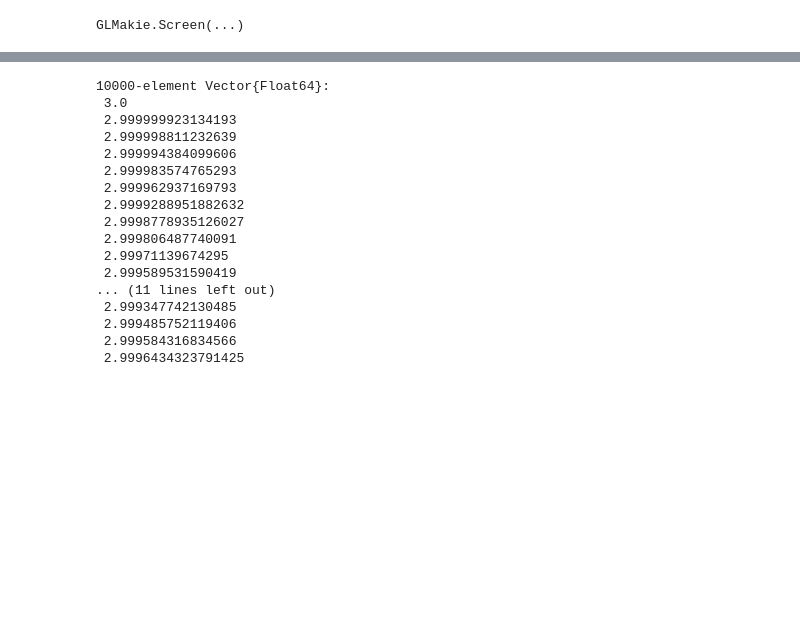
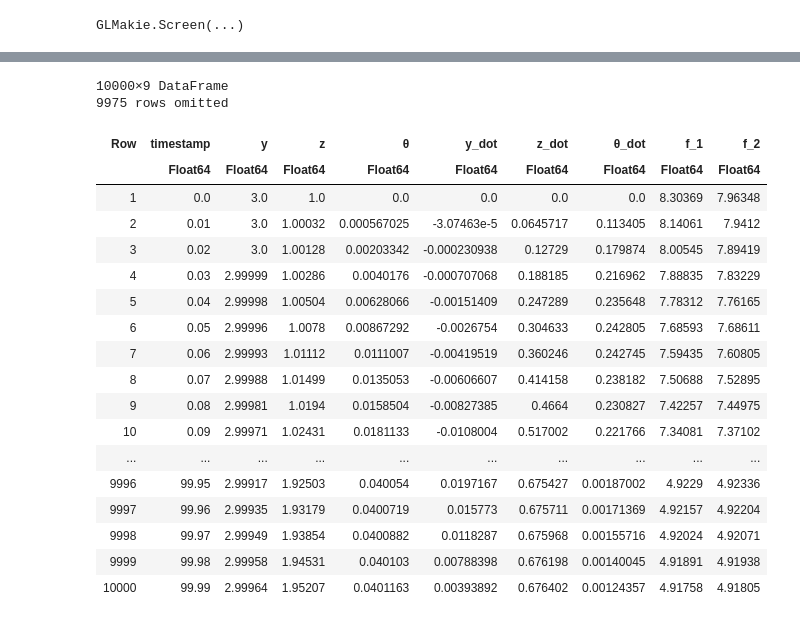
Before and after one commit to sarath-menon/robotics-tutorial-notebooks, a Jupyter notebook: dynamics/julia/demos/quad_2d/gui.ipynb, the cells around one changed output, grey strips where cells are left out. Drawn from its saved outputs; the diff is of its cells as text; code cells hidden in the pictures; blank space fills up the shorter version.

```diff
--- a/dynamics/julia/demos/quad_2d/gui.ipynb
+++ b/dynamics/julia/demos/quad_2d/gui.ipynb
@@ -239,26 +251,27 @@ n_c = plot_params.n_control
 # %%
 let
 
-tmp = "y"
-
-df.y
+df
 
 end
 # %% [output]
-10000-element Vector{Float64}:
- 3.0
- 2.999999923134193
- 2.999998811232639
- 2.999994384099606
- 2.999983574765293
- 2.999962937169793
- 2.9999288951882632
- 2.9998778935126027
- 2.999806487740091
- 2.99971139674295
- 2.999589531590419
-... (11 lines left out)
- 2.999347742130485
- 2.999485752119406
- 2.999584316834566
- 2.9996434323791425
+10000×9 DataFrame
+9975 rows omitted
+| Row | timestamp | y | z | θ | y_dot | z_dot | θ_dot | f_1 | f_2 |
+|  | Float64 | Float64 | Float64 | Float64 | Float64 | Float64 | Float64 | Float64 | Float64 |
+| 1 | 0.0 | 3.0 | 1.0 | 0.0 | 0.0 | 0.0 | 0.0 | 8.30369 | 7.96348 |
+| 2 | 0.01 | 3.0 | 1.00032 | 0.000567025 | -3.07463e-5 | 0.0645717 | 0.113405 | 8.14061 | 7.9412 |
+| 3 | 0.02 | 3.0 | 1.00128 | 0.00203342 | -0.000230938 | 0.12729 | 0.179874 | 8.00545 | 7.89419 |
+| 4 | 0.03 | 2.99999 | 1.00286 | 0.0040176 | -0.000707068 | 0.188185 | 0.216962 | 7.88835 | 7.83229 |
+| 5 | 0.04 | 2.99998 | 1.00504 | 0.00628066 | -0.00151409 | 0.247289 | 0.235648 | 7.78312 | 7.76165 |
+| 6 | 0.05 | 2.99996 | 1.0078 | 0.00867292 | -0.0026754 | 0.304633 | 0.242805 | 7.68593 | 7.68611 |
+| 7 | 0.06 | 2.99993 | 1.01112 | 0.0111007 | -0.00419519 | 0.360246 | 0.242745 | 7.59435 | 7.60805 |
+| 8 | 0.07 | 2.99988 | 1.01499 | 0.0135053 | -0.00606607 | 0.414158 | 0.238182 | 7.50688 | 7.52895 |
+| 9 | 0.08 | 2.99981 | 1.0194 | 0.0158504 | -0.00827385 | 0.4664 | 0.230827 | 7.42257 | 7.44975 |
+| 10 | 0.09 | 2.99971 | 1.02431 | 0.0181133 | -0.0108004 | 0.517002 | 0.221766 | 7.34081 | 7.37102 |
+| ... | ... | ... | ... | ... | ... | ... | ... | ... | ... |
+| 9996 | 99.95 | 2.99917 | 1.92503 | 0.040054 | 0.0197167 | 0.675427 | 0.00187002 | 4.9229 | 4.92336 |
+| 9997 | 99.96 | 2.99935 | 1.93179 | 0.0400719 | 0.015773 | 0.675711 | 0.00171369 | 4.92157 | 4.92204 |
+| 9998 | 99.97 | 2.99949 | 1.93854 | 0.0400882 | 0.0118287 | 0.675968 | 0.00155716 | 4.92024 | 4.92071 |
+| 9999 | 99.98 | 2.99958 | 1.94531 | 0.040103 | 0.00788398 | 0.676198 | 0.00140045 | 4.91891 | 4.91938 |
+| 10000 | 99.99 | 2.99964 | 1.95207 | 0.0401163 | 0.00393892 | 0.676402 | 0.00124357 | 4.91758 | 4.91805 |
```
Also changed, not shown: parts of 1 cell of this notebook.
